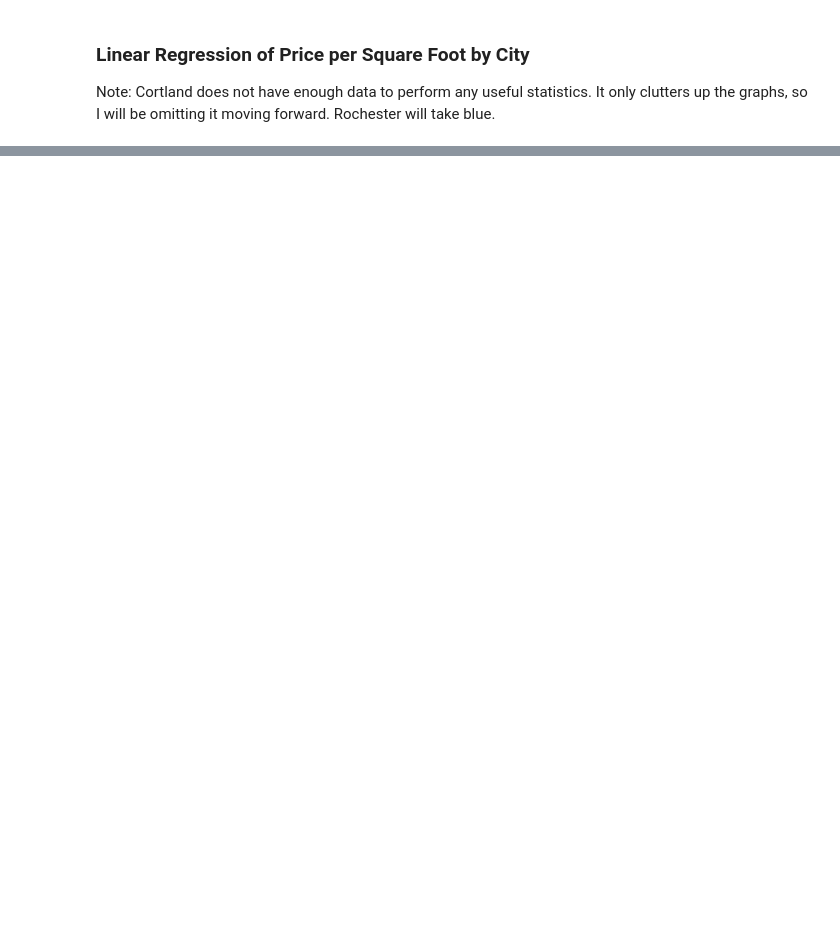
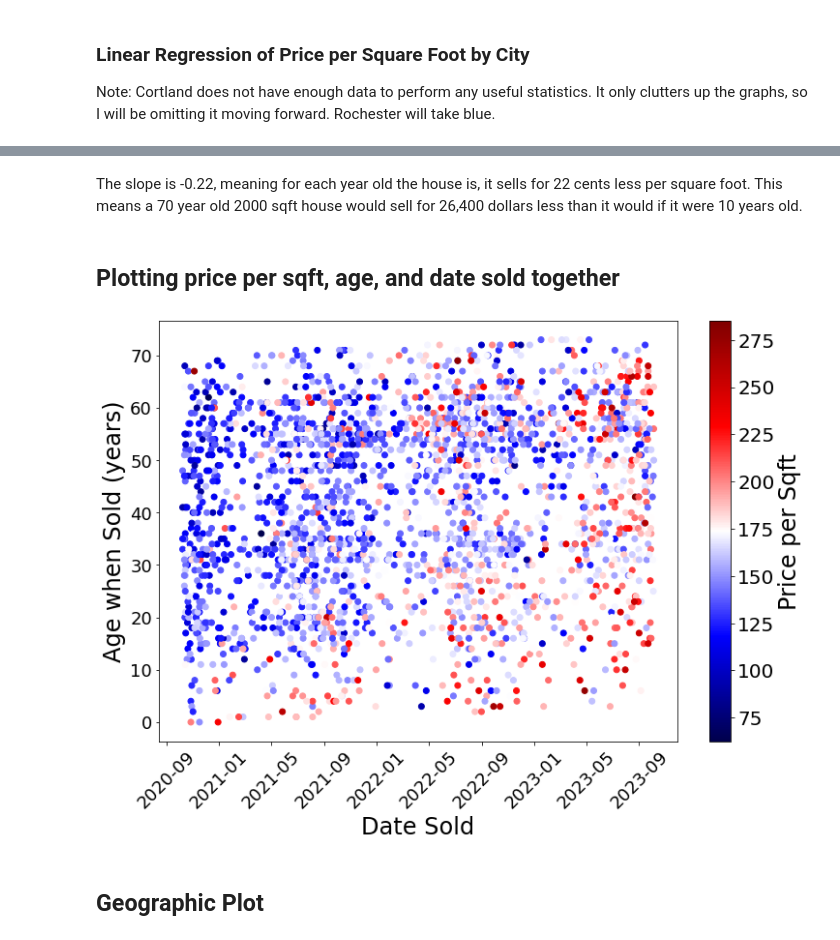
Before and after one commit to marcus-elia/house-sale-data, a Jupyter notebook: HouseData.ipynb, the cells around one changed output, grey strips where cells are left out. Saved outputs shown, nothing was run; the diff lists cells and outputs as text; code cells hidden in the pictures; blank space fills up the shorter version.

```diff
--- a/HouseData.ipynb
+++ b/HouseData.ipynb
@@ -286,0 +344,31 @@ plt.show()
+# %% [markdown]
+The slope is -0.22, meaning for each year old the house is, it sells for 22 cents less per square foot. This means a 70 year old 2000 sqft house would sell for 26,400 dollars less than it would if it were 10 years old.
+# %% [markdown]
+## Plotting price per sqft, age, and date sold together
+# %%
+dates = [datetime.datetime.fromtimestamp(x) for x in df.loc[:,"date_sold"]]
+min_pps = min(df["$ per sqft"])
+max_pps = max(df["$ per sqft"])
+colors = [(x - min_pps) / (max_pps - min_pps) for x in df['$ per sqft']]
+
+fig, ax = plt.subplots()
+fig.set_figheight(8)
+fig.set_figwidth(12)
+ax.scatter(dates, df['age'], c=colors, cmap='seismic')
+ax.format_xdata = mdates.DateFormatter('%D:%M:%Y')
+plt.xticks(rotation=45, fontsize=18)
+plt.yticks(fontsize=18)
+ax.set_xlabel("Date Sold", fontsize=24)
+ax.set_ylabel("Age when Sold (years)", fontsize=24)
+
+jet = plt.get_cmap('jet')
+cNorm  = matplotlib.colors.Normalize(vmin=min_pps, vmax=max_pps)
+scalarMap = cm.ScalarMappable(norm=cNorm, cmap='seismic')
+cbar = plt.colorbar(scalarMap, orientation='vertical')
+cbar.ax.tick_params(labelsize=20)
+cbar.ax.set_ylabel("Price per Sqft", fontsize=24)
+plt.show()
+# %% [output]
+[figure, added]
+# %% [markdown]
+## Geographic Plot
```
Also changed, not shown: parts of 14 cells of this notebook.
